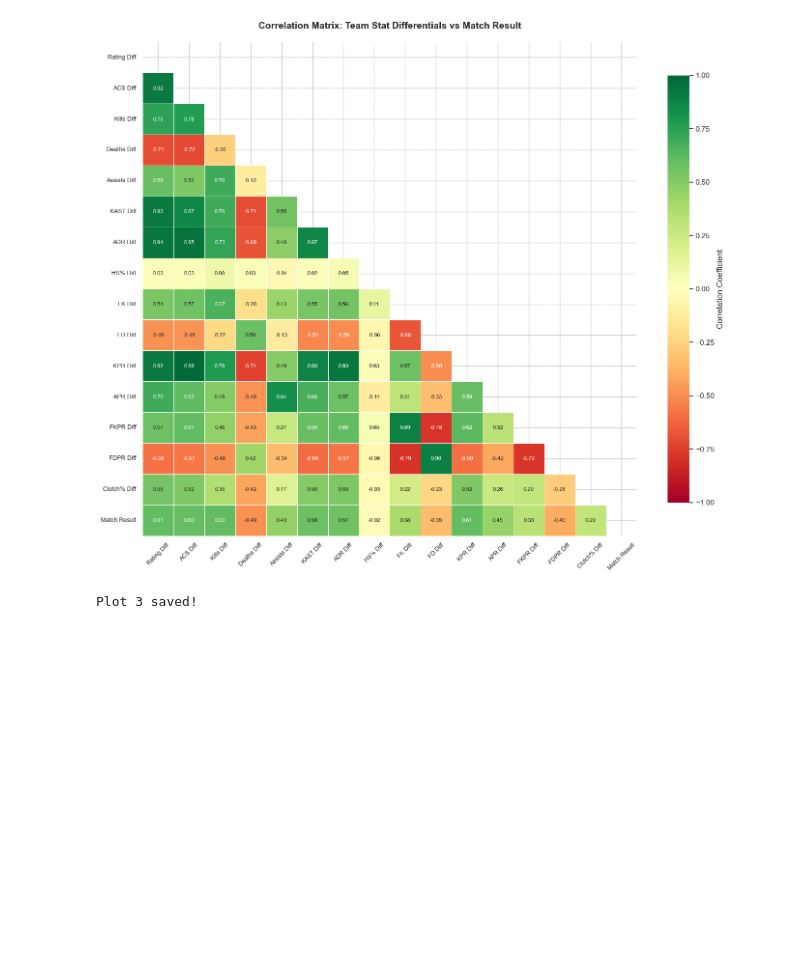
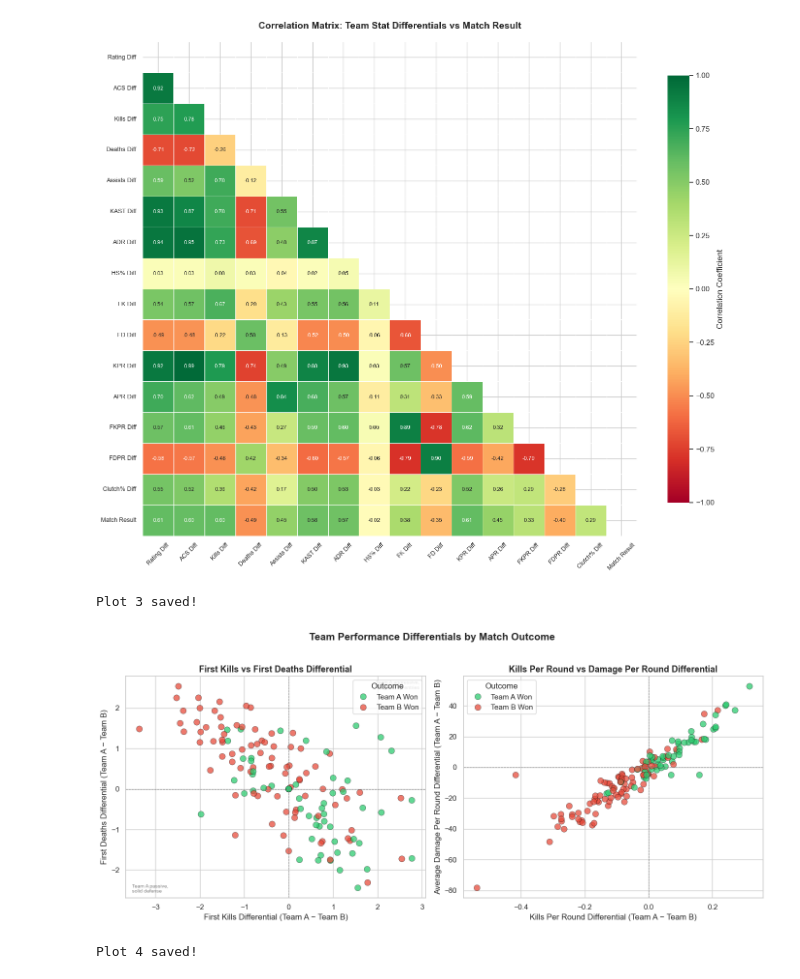
Before and after one commit to EthanSB-dev/VCT2026_Match_Predictor, a Jupyter notebook: VCTMatch_Prediction.ipynb, the cells around one changed output. Saved outputs shown, nothing was run; the diff lists cells and outputs as text; code cells hidden in the pictures; blank space fills up the shorter version.

```diff
--- a/VCTMatch_Prediction.ipynb
+++ b/VCTMatch_Prediction.ipynb
@@ -548,3 +548,69 @@ print("Plot 3 saved!")
 # %% [output]
 [figure]
 Plot 3 saved!
+# %%
+# Build scatter data
+scatter_df = pd.DataFrame({
+    'FK Diff': diff_df['FK Diff'],
+    'FD Diff': diff_df['FD Diff'],
+    'KPR Diff': diff_df['KPR Diff'],
+    'ADR Diff': diff_df['ADR Diff'],
+    'Match Result': diff_df['Match Result'].map({1: 'Team A Won', 0: 'Team B Won'})
+})
+
+fig, axes = plt.subplots(1, 2, figsize=(14, 6))
+palette = {'Team A Won': '#2ECC71', 'Team B Won': '#E74C3C'}
+
+# Plot 1: First Kills Diff vs First Deaths Diff
+sns.scatterplot(
+    data=scatter_df,
+    x='FK Diff', y='FD Diff',
+    hue='Match Result',
+    palette=palette,
+    alpha=0.75, s=80,
+    edgecolor='black', linewidth=0.4,
+    ax=axes[0]
+)
+axes[0].axhline(0, color='gray', linestyle='--', linewidth=0.8)
+axes[0].axvline(0, color='gray', linestyle='--', linewidth=0.8)
+axes[0].set_title('First Kills vs First Deaths Differential',
+                  fontsize=13, fontweight='bold')
+axes[0].set_xlabel('First Kills Differential (Team A − Team B)')
+axes[0].set_ylabel('First Deaths Differential (Team A − Team B)')
+axes[0].legend(title='Outcome')
+
+# Annotate quadrants
+axes[0].text(0.98, 0.98, 'Team A aggressive,\ngives up entries',
+             transform=axes[0].transAxes, fontsize=7.5,
+             ha='right', va='top', color='gray')
+axes[0].text(0.02, 0.02, 'Team A passive,\nsolid defense',
+             transform=axes[0].transAxes, fontsize=7.5,
+             ha='left', va='bottom', color='gray')
+
+#  Plot 2: KPR Diff vs ADR Diff
+sns.scatterplot(
+    data=scatter_df,
+    x='KPR Diff', y='ADR Diff',
+    hue='Match Result',
+    palette=palette,
+    alpha=0.75, s=80,
+    edgecolor='black', linewidth=0.4,
+    ax=axes[1]
+)
+axes[1].axhline(0, color='gray', linestyle='--', linewidth=0.8)
+axes[1].axvline(0, color='gray', linestyle='--', linewidth=0.8)
+axes[1].set_title('Kills Per Round vs Damage Per Round Differential',
+                  fontsize=13, fontweight='bold')
+axes[1].set_xlabel('Kills Per Round Differential (Team A − Team B)')
+axes[1].set_ylabel('Average Damage Per Round Differential (Team A − Team B)')
+axes[1].legend(title='Outcome')
+
+plt.suptitle('Team Performance Differentials by Match Outcome',
+             fontsize=15, fontweight='bold', y=1.02)
+plt.tight_layout()
+plt.savefig('eda_plot4_scatter_differentials.png', dpi=150, bbox_inches='tight')
+plt.show()
+print("Plot 4 saved!")
+# %% [output]
+[figure, added]
+Plot 4 saved!
```
Also changed, not shown: parts of 2 cells of this notebook, 1 other file.
